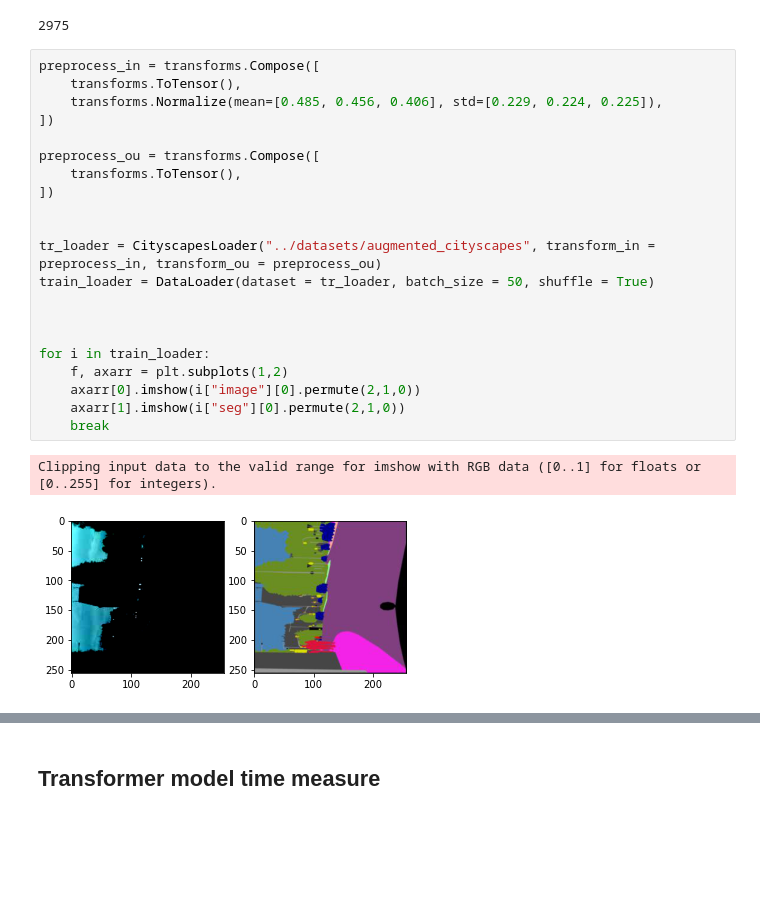
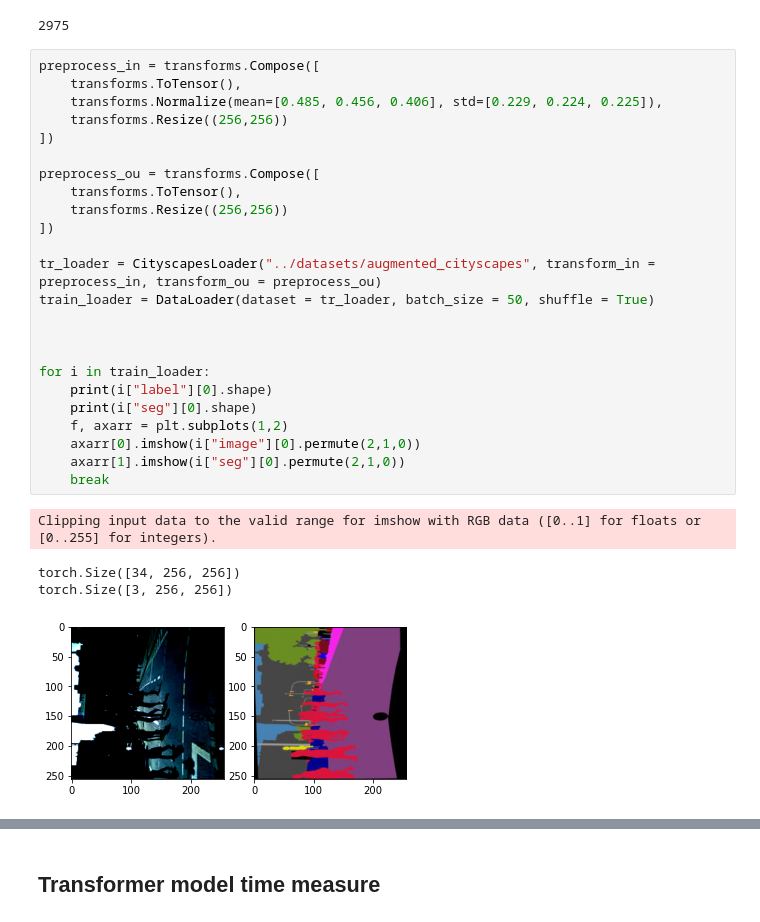
Before and after one commit to otoofim/variational_transformer, a Jupyter notebook: debugging.ipynb, the cells around one changed output, grey strips where cells are left out. Cells and saved outputs as stored; diff of their text form; blank space fills up the shorter version.

```diff
--- a/debugging.ipynb
+++ b/debugging.ipynb
@@ -47,24 +47,29 @@ len(dataset)
 # %%
 preprocess_in = transforms.Compose([
     transforms.ToTensor(),
     transforms.Normalize(mean=[0.485, 0.456, 0.406], std=[0.229, 0.224, 0.225]),
+    transforms.Resize((256,256))
 ])
 
 preprocess_ou = transforms.Compose([
     transforms.ToTensor(),
+    transforms.Resize((256,256))
 ])
-
 
 tr_loader = CityscapesLoader("../datasets/augmented_cityscapes", transform_in = preprocess_in, transform_ou = preprocess_ou)
 train_loader = DataLoader(dataset = tr_loader, batch_size = 50, shuffle = True)
 
 
 
 for i in train_loader:
+    print(i["label"][0].shape)
+    print(i["seg"][0].shape)
     f, axarr = plt.subplots(1,2)
     axarr[0].imshow(i["image"][0].permute(2,1,0))
     axarr[1].imshow(i["seg"][0].permute(2,1,0))
     break
 # %% [output]
 Clipping input data to the valid range for imshow with RGB data ([0..1] for floats or [0..255] for integers).
+torch.Size([34, 256, 256])
+torch.Size([3, 256, 256])
-[figure, old version]
+[figure, new version]
```
Also changed, not shown: parts of 11 cells of this notebook, 4 other files.
